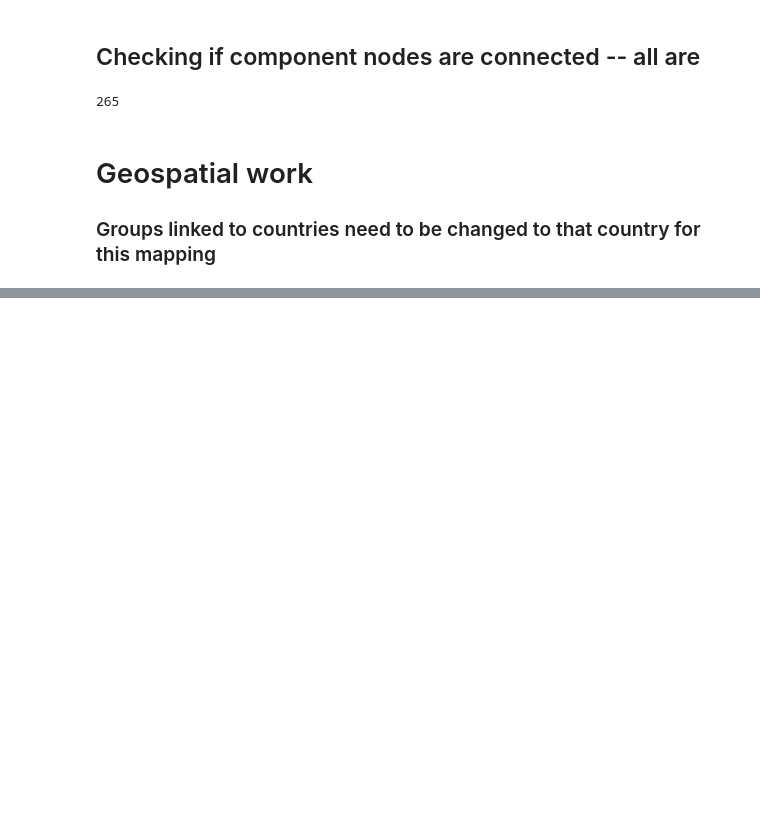
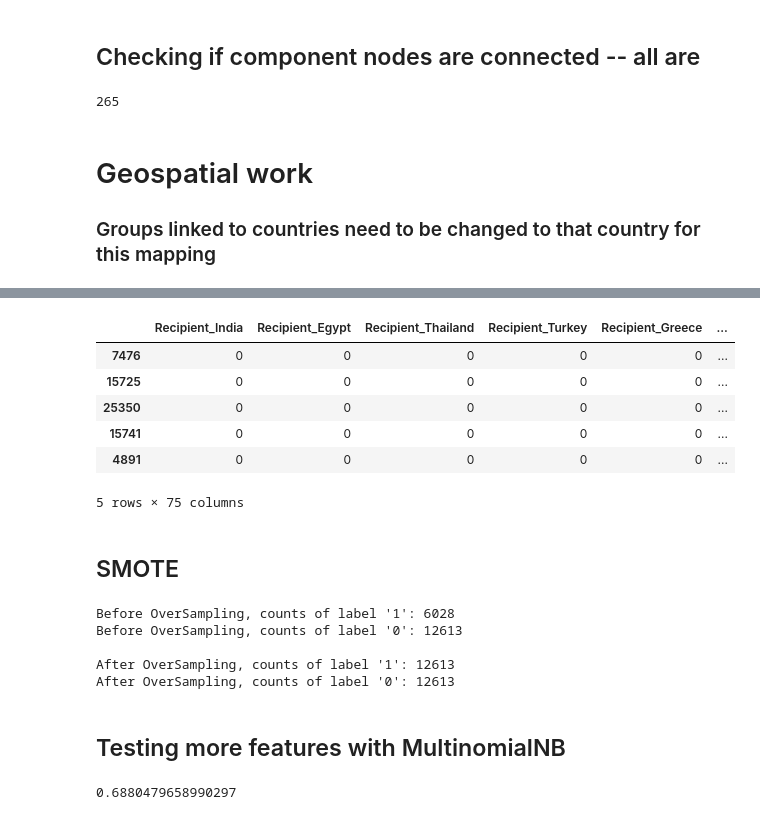
Before and after one commit to MichaelBurak/arms-trade-analysis, a Jupyter notebook: sipri-trades.ipynb, the cells around one changed output, grey strips where cells are left out. Cells and saved outputs as stored; diff of their text form; code cells hidden in the pictures; blank space fills up the shorter version.

```diff
--- a/sipri-trades.ipynb
+++ b/sipri-trades.ipynb
@@ -1921,0 +2204,8 @@ print (lat, lng)
+# %%
+X = modeling_df.drop("Supplier",axis=1)
+y = modeling_df['Supplier'].astype(int)
+
+X_train, X_test, y_train, y_test = train_test_split(X,y,test_size=0.3,random_state=0,
+                                                    stratify=y)
+
+X_train.shape, X_test.shape
@@ -1921,0 +2216,8 @@ print (lat, lng)
+# %%
+ohe_enc = OneHotCategoricalEncoder(
+    top_categories=15,
+
+    variables=['Recipient','NoDesignation',"WeaponDescription",'OrderYear','DeliveryYear'],
+    drop_last=False)
+
+ohe_enc.fit(X_train)
@@ -1921,0 +2250,44 @@ print (lat, lng)
+# %%
+X_train = ohe_enc.transform(X_train)
+X_test = ohe_enc.transform(X_test)
+
+X_train.head()
+# %% [output]
+|  | Recipient_India | Recipient_Egypt | Recipient_Thailand | Recipient_Turkey | Recipient_Greece | ... |
+| 7476 | 0 | 0 | 0 | 0 | 0 | ... |
+| 15725 | 0 | 0 | 0 | 0 | 0 | ... |
+| 25350 | 0 | 0 | 0 | 0 | 0 | ... |
+| 15741 | 0 | 0 | 0 | 0 | 0 | ... |
+| 4891 | 0 | 0 | 0 | 0 | 0 | ... |
+5 rows × 75 columns
+# %% [markdown]
+## SMOTE
+# %%
+
+print("Before OverSampling, counts of label '1': {}".format(sum(y_train==1)))
+print("Before OverSampling, counts of label '0': {} \n".format(sum(y_train==0)))
+
+sm = SMOTE(random_state=2)
+X_train_res, y_train_res = sm.fit_sample(X_train, y_train.ravel())
+
+print("After OverSampling, counts of label '1': {}".format(sum(y_train_res==1)))
+print("After OverSampling, counts of label '0': {}".format(sum(y_train_res==0)))
+# %% [output]
+Before OverSampling, counts of label '1': 6028
+Before OverSampling, counts of label '0': 12613
+
+After OverSampling, counts of label '1': 12613
+After OverSampling, counts of label '0': 12613
+# %% [markdown]
+## Testing more features with MultinomialNB
+# %%
+
+clf = MultinomialNB()
+
+clf.fit(X_train_res, y_train_res.ravel())
+
+y_pred = clf.predict(X_test)
+
+f1_score(y_test,y_pred,average="weighted")
+# %% [output]
+0.6880479658990297
```
Also changed, not shown: parts of 92 cells of this notebook, 1 other file.
